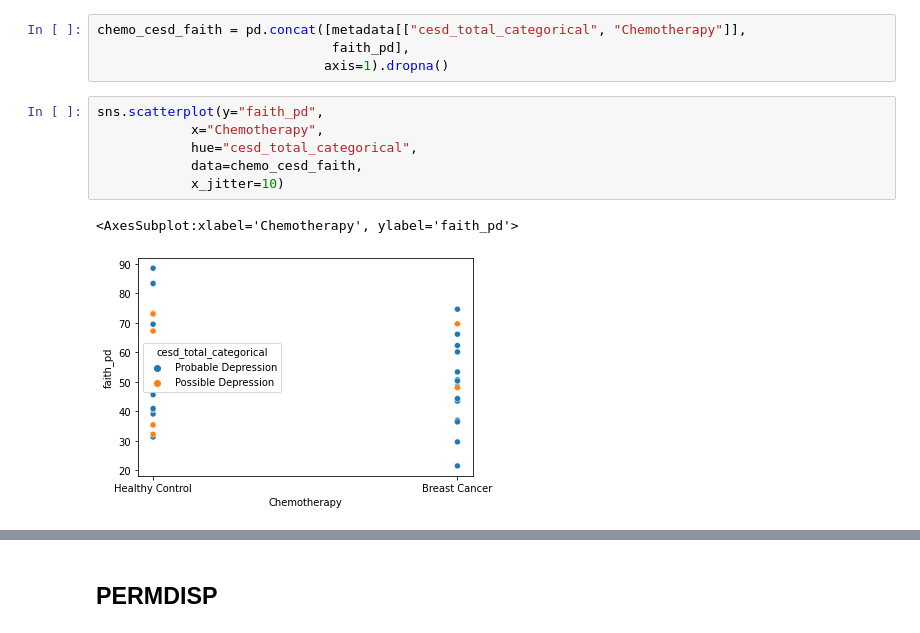
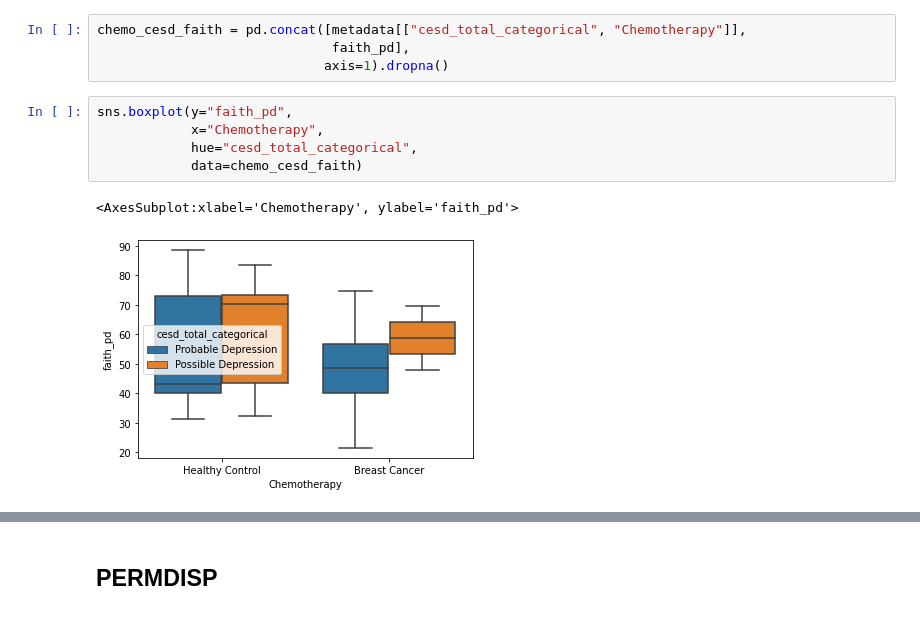
Before and after one commit to sterrettJD/Chemobrain, a Jupyter notebook: Final figs and additional analyses.ipynb, the cells around one changed output, grey strips where cells are left out. Drawn from its saved outputs; the diff is of its cells as text.

```diff
--- a/Final figs and additional analyses.ipynb
+++ b/Final figs and additional analyses.ipynb
@@ -187,11 +305,10 @@ chemo_cesd_faith = pd.concat([metadata[["cesd_total_categorical", "Chemotherapy"
                               faith_pd],
                              axis=1).dropna()
 # %%
-sns.scatterplot(y="faith_pd",
+sns.boxplot(y="faith_pd",
             x="Chemotherapy",
             hue="cesd_total_categorical",
-            data=chemo_cesd_faith,
-            x_jitter=10)
+            data=chemo_cesd_faith)
 # %% [output]
 <AxesSubplot:xlabel='Chemotherapy', ylabel='faith_pd'>
-[figure, old version]
+[figure, new version]
```
Also changed, not shown: parts of 30 cells of this notebook.
